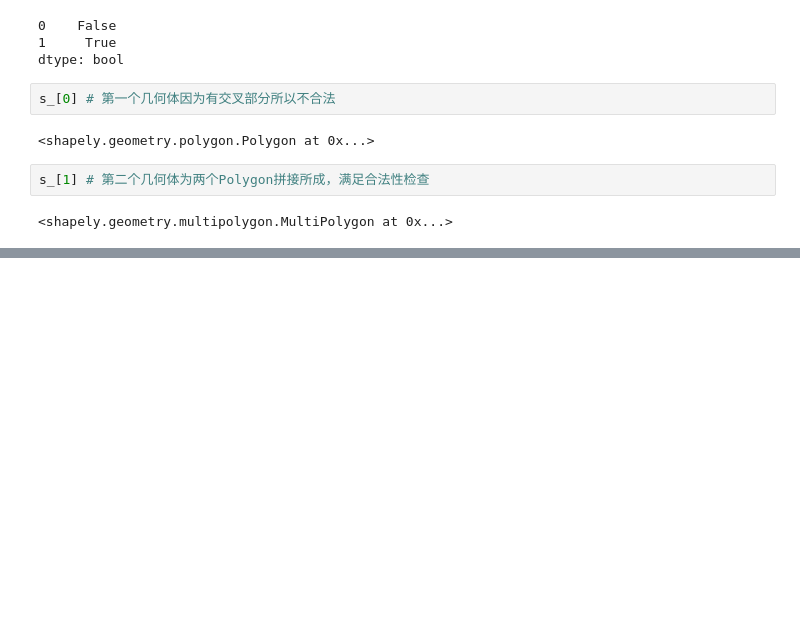
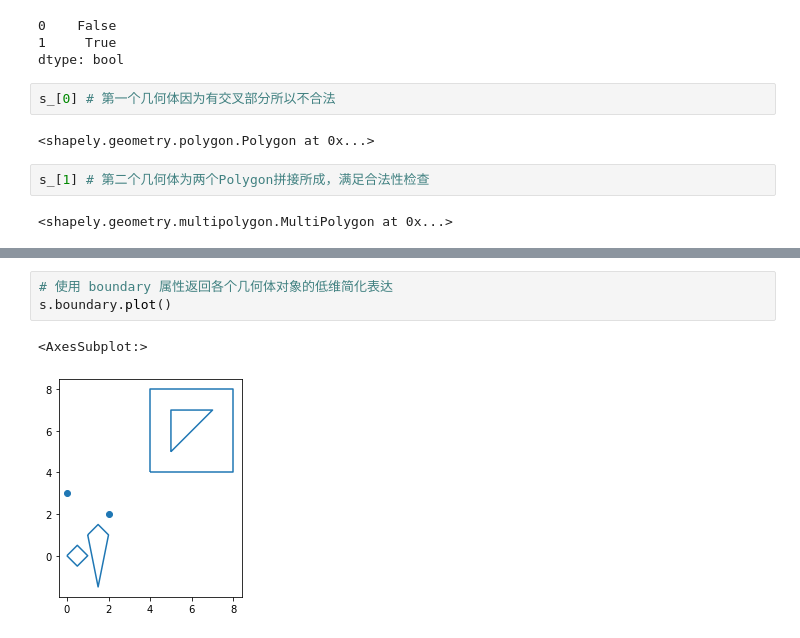
Before and after one commit to Biosciman/DataVisualization, a Jupyter notebook: GeoMap/GIS.ipynb, the cells around one changed output, grey strips where cells are left out. Drawn from its saved outputs; the diff is of its cells as text; blank space fills up the shorter version.

```diff
--- a/GeoMap/GIS.ipynb
+++ b/GeoMap/GIS.ipynb
@@ -138,0 +154,6 @@ s_[1] # 第二个几何体为两个Polygon拼接所成，满足合法性检查
+# %%
+# 使用 boundary 属性返回各个几何体对象的低维简化表达
+s.boundary.plot()
+# %% [output]
+<AxesSubplot:>
+[figure, added]
```
Also changed, not shown: parts of 29 cells of this notebook, 4 other files.
